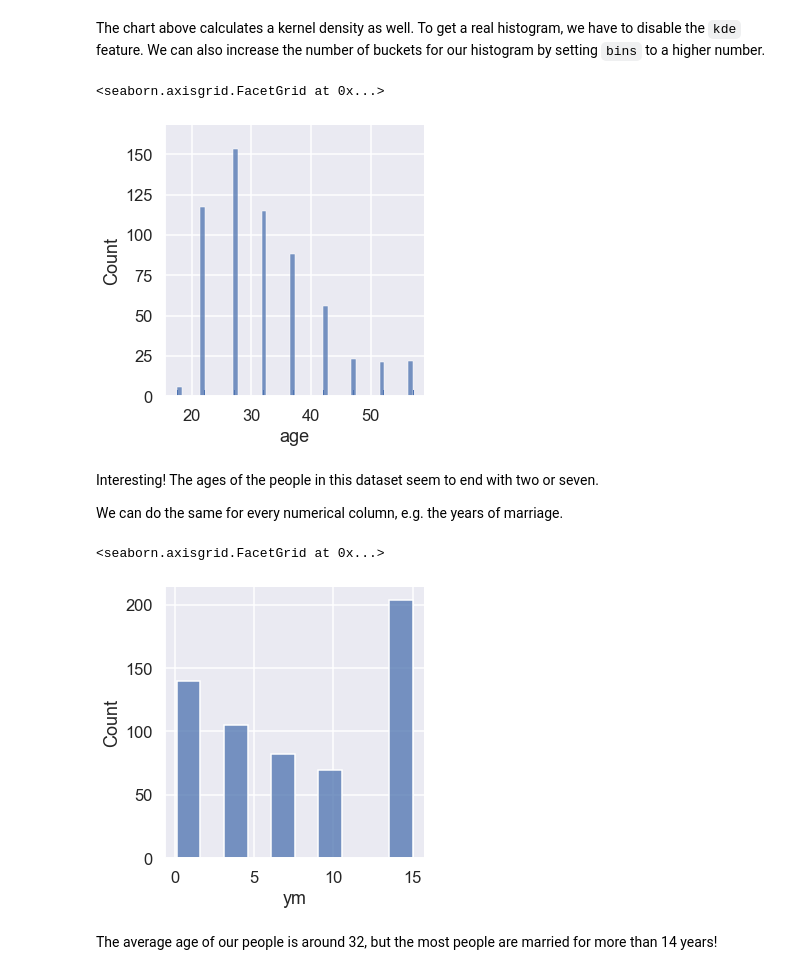
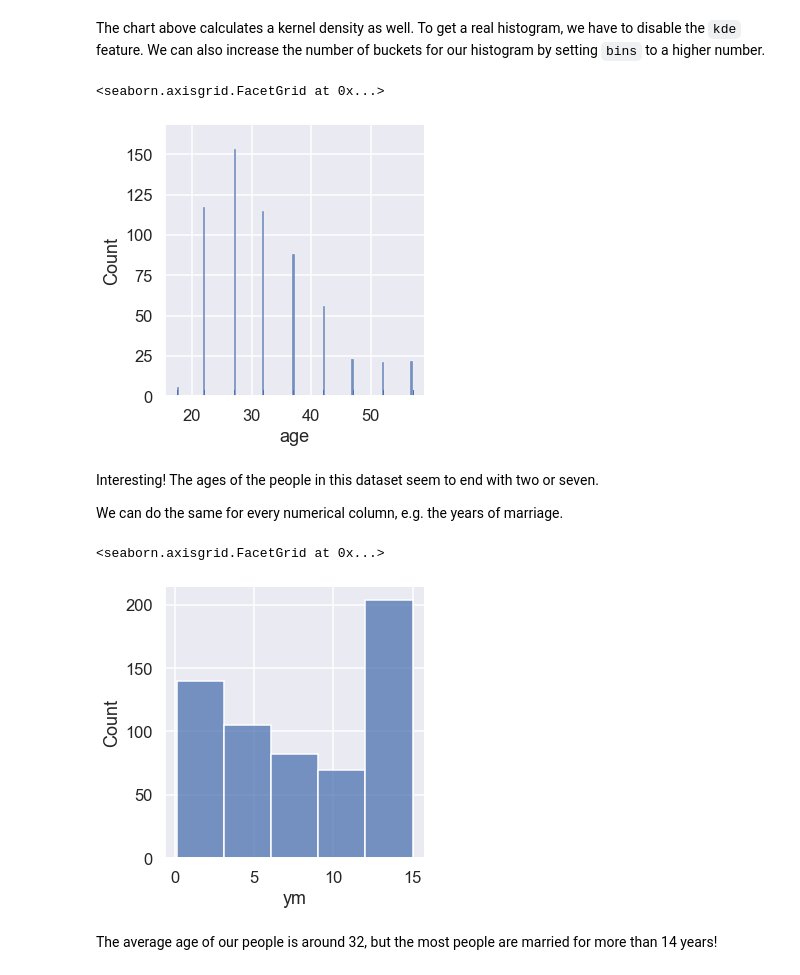
Before and after one commit to MartinSeeler/python-data-exploration, a Jupyter notebook: Exploring Datasets.ipynb, the cells around one changed output. Saved outputs shown, nothing was run; the diff lists cells and outputs as text; code cells hidden in the pictures.

```diff
--- a/Exploring Datasets.ipynb
+++ b/Exploring Datasets.ipynb
@@ -199,19 +348,19 @@ sns.displot(affairs['age'], kde=True)
 # %% [markdown]
 The chart above calculates a kernel density as well. To get a real histogram, we have to disable the `kde` feature. We can also increase the number of buckets for our histogram by setting `bins` to a higher number.
 # %%
-sns.displot(x=affairs['age'], bins=50, rug=True, kde=False)
+sns.displot(x=affairs['age'], bins=100, rug=True, kde=False)
 # %% [output]
 <seaborn.axisgrid.FacetGrid at 0x...>
-[figure, old version]
+[figure, new version]
 # %% [markdown]
 Interesting! The ages of the people in this dataset seem to end with two or seven.
 
 We can do the same for every numerical column, e.g. the years of marriage.
 # %%
-sns.displot(affairs['ym'], bins=10, kde=False)
+sns.displot(affairs['ym'], bins=5, kde=False)
 # %% [output]
 <seaborn.axisgrid.FacetGrid at 0x...>
-[figure, old version]
+[figure, new version]
 # %% [markdown]
 The average age of our people is around 32, but the most people are married for more than 14 years!
 # %% [markdown]
```
Also changed, not shown: parts of 52 cells of this notebook.
